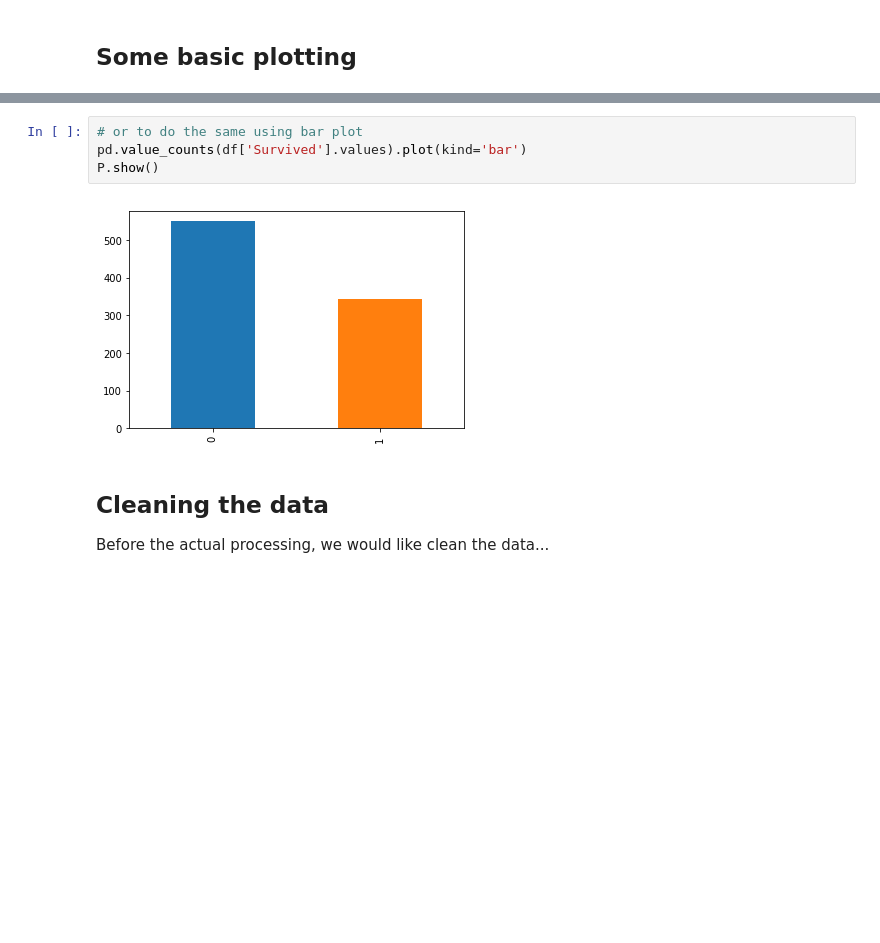
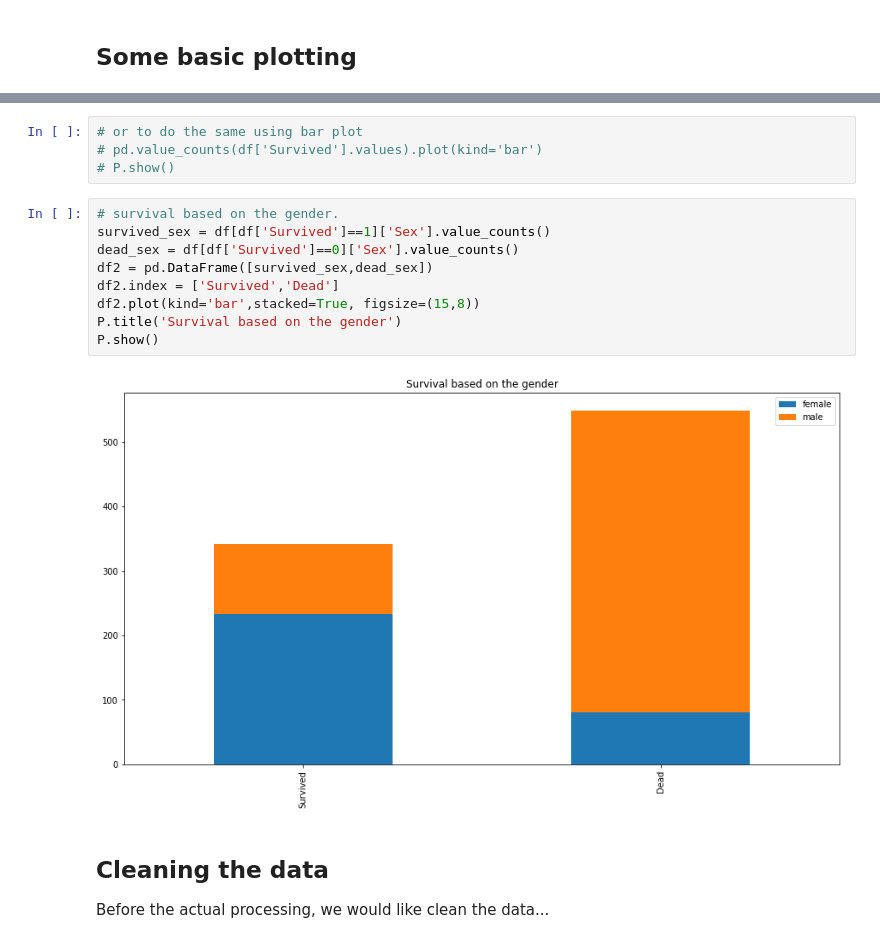
Before and after one commit to salexln/introduction_to_pandas, a Jupyter notebook: src/inproduction_to_pandas.ipynb, the cells around one changed output, grey strips where cells are left out. Cells and saved outputs as stored; diff of their text form; blank space fills up the shorter version.

```diff
--- a/src/inproduction_to_pandas.ipynb
+++ b/src/inproduction_to_pandas.ipynb
@@ -120,9 +122,18 @@ dtype: int64
 # %%
 # or to do the same using bar plot
-pd.value_counts(df['Survived'].values).plot(kind='bar')
-P.show()
+# pd.value_counts(df['Survived'].values).plot(kind='bar')
+# P.show()
-# %% [output]
-[figure, removed]
+# %%
+# survival based on the gender.
+survived_sex = df[df['Survived']==1]['Sex'].value_counts()
+dead_sex = df[df['Survived']==0]['Sex'].value_counts()
+df2 = pd.DataFrame([survived_sex,dead_sex])
+df2.index = ['Survived','Dead']
+df2.plot(kind='bar',stacked=True, figsize=(15,8))
+P.title('Survival based on the gender')
+P.show()
+# %% [output]
+[figure, added]
 # %% [markdown]
 ## Cleaning the data
 Before the actual processing, we would like clean the data...
```
Also changed, not shown: parts of 19 cells of this notebook.
